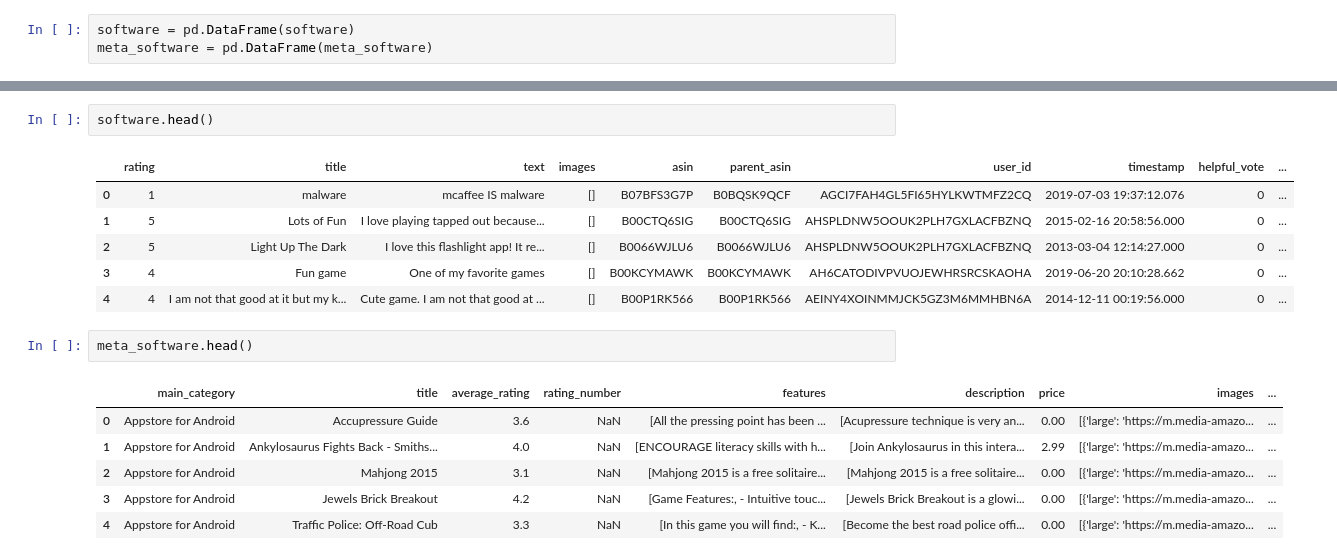
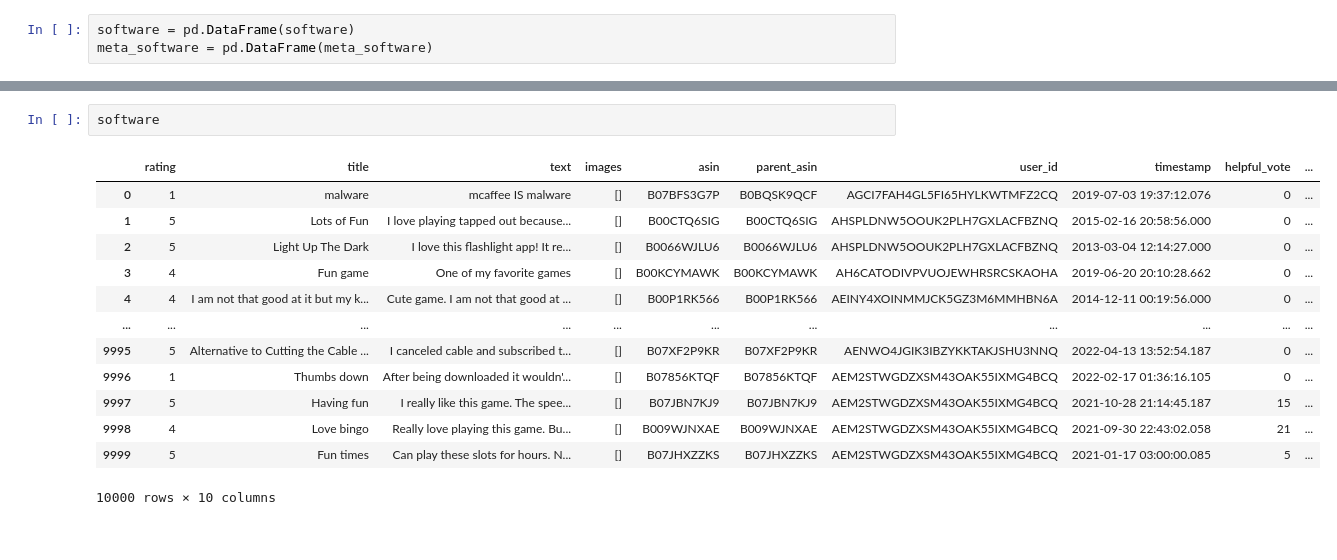
Before and after one commit to duymanh1606/Recommender-System-Using-Amazon-Reviews, a Jupyter notebook: notebook/analyze.ipynb, the cells around one changed output, grey strips where cells are left out. Saved outputs shown, nothing was run; the diff lists cells and outputs as text.

```diff
--- a/notebook/analyze.ipynb
+++ b/notebook/analyze.ipynb
@@ -16,18 +43,16 @@ meta_software = pd.DataFrame(meta_software)
 # %%
-software.head()
+software
 # %% [output]
 |  | rating | title | text | images | asin | parent_asin | user_id | timestamp | helpful_vote | ... |
 | 0 | 1 | malware | mcaffee IS malware | [] | B07BFS3G7P | B0BQSK9QCF | AGCI7FAH4GL5FI65HYLKWTMFZ2CQ | 2019-07-03 19:37:12.076 | 0 | ... |
 | 1 | 5 | Lots of Fun | I love playing tapped out because... | [] | B00CTQ6SIG | B00CTQ6SIG | AHSPLDNW5OOUK2PLH7GXLACFBZNQ | 2015-02-16 20:58:56.000 | 0 | ... |
 | 2 | 5 | Light Up The Dark | I love this flashlight app! It re... | [] | B0066WJLU6 | B0066WJLU6 | AHSPLDNW5OOUK2PLH7GXLACFBZNQ | 2013-03-04 12:14:27.000 | 0 | ... |
 | 3 | 4 | Fun game | One of my favorite games | [] | B00KCYMAWK | B00KCYMAWK | AH6CATODIVPVUOJEWHRSRCSKAOHA | 2019-06-20 20:10:28.662 | 0 | ... |
 | 4 | 4 | I am not that good at it but my k... | Cute game. I am not that good at ... | [] | B00P1RK566 | B00P1RK566 | AEINY4XOINMMJCK5GZ3M6MMHBN6A | 2014-12-11 00:19:56.000 | 0 | ... |
+| ... | ... | ... | ... | ... | ... | ... | ... | ... | ... | ... |
+| 9995 | 5 | Alternative to Cutting the Cable ... | I canceled cable and subscribed t... | [] | B07XF2P9KR | B07XF2P9KR | AENWO4JGIK3IBZYKKTAKJSHU3NNQ | 2022-04-13 13:52:54.187 | 0 | ... |
+| 9996 | 1 | Thumbs down | After being downloaded it wouldn'... | [] | B07856KTQF | B07856KTQF | AEM2STWGDZXSM43OAK55IXMG4BCQ | 2022-02-17 01:36:16.105 | 0 | ... |
+| 9997 | 5 | Having fun | I really like this game. The spee... | [] | B07JBN7KJ9 | B07JBN7KJ9 | AEM2STWGDZXSM43OAK55IXMG4BCQ | 2021-10-28 21:14:45.187 | 15 | ... |
+| 9998 | 4 | Love bingo | Really love playing this game. Bu... | [] | B009WJNXAE | B009WJNXAE | AEM2STWGDZXSM43OAK55IXMG4BCQ | 2021-09-30 22:43:02.058 | 21 | ... |
+| 9999 | 5 | Fun times | Can play these slots for hours. N... | [] | B07JHXZZKS | B07JHXZZKS | AEM2STWGDZXSM43OAK55IXMG4BCQ | 2021-01-17 03:00:00.085 | 5 | ... |
+10000 rows × 10 columns
-# %%
-meta_software.head()
-# %% [output]
-|  | main_category | title | average_rating | rating_number | features | description | price | images | ... |
-| 0 | Appstore for Android | Accupressure Guide | 3.6 | NaN | [All the pressing point has been ... | [Acupressure technique is very an... | 0.00 | [{'large': 'https://m.media-amazo... | ... |
-| 1 | Appstore for Android | Ankylosaurus Fights Back - Smiths... | 4.0 | NaN | [ENCOURAGE literacy skills with h... | [Join Ankylosaurus in this intera... | 2.99 | [{'large': 'https://m.media-amazo... | ... |
-| 2 | Appstore for Android | Mahjong 2015 | 3.1 | NaN | [Mahjong 2015 is a free solitaire... | [Mahjong 2015 is a free solitaire... | 0.00 | [{'large': 'https://m.media-amazo... | ... |
-| 3 | Appstore for Android | Jewels Brick Breakout | 4.2 | NaN | [Game Features:, - Intuitive touc... | [Jewels Brick Breakout is a glowi... | 0.00 | [{'large': 'https://m.media-amazo... | ... |
-| 4 | Appstore for Android | Traffic Police: Off-Road Cub | 3.3 | NaN | [In this game you will find:, - K... | [Become the best road police offi... | 0.00 | [{'large': 'https://m.media-amazo... | ... |
```
Also changed, not shown: parts of 15 cells of this notebook, 4 other files.
